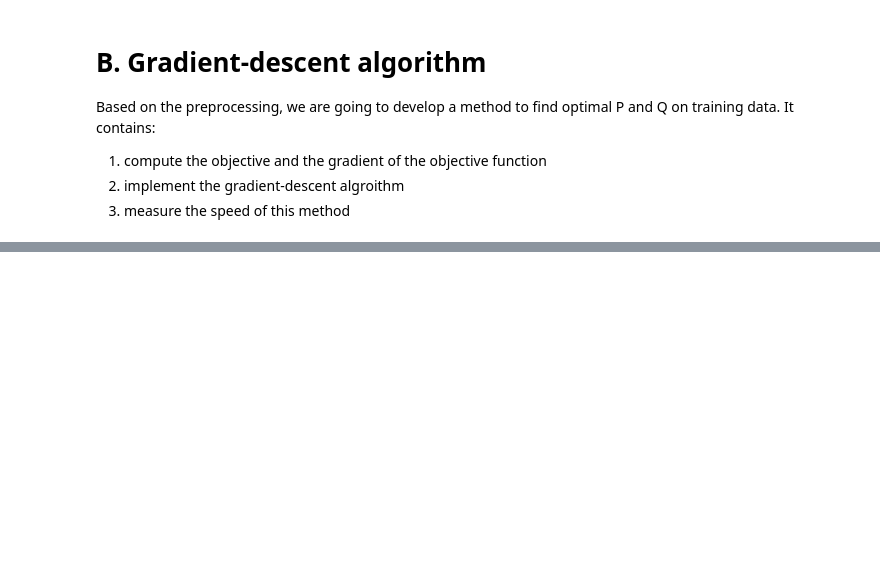
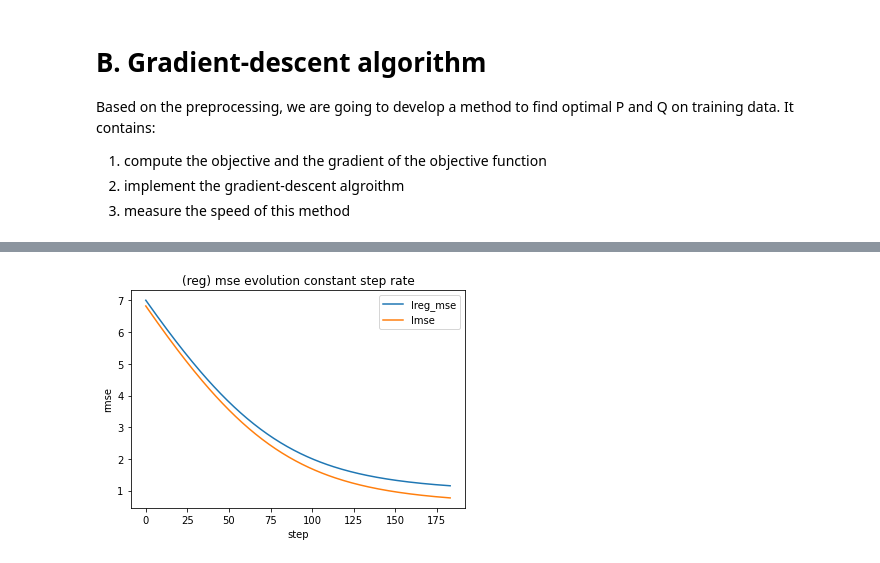
Before and after one commit to LorisGaven/Projet_BigData, a Jupyter notebook: Projet-Optimisation-22-eleves.ipynb, the cells around one changed output, grey strips where cells are left out. Saved outputs shown, nothing was run; the diff lists cells and outputs as text; code cells hidden in the pictures; blank space fills up the shorter version.

```diff
--- a/Projet-Optimisation-22-eleves.ipynb
+++ b/Projet-Optimisation-22-eleves.ipynb
@@ -47,6 +47,7 @@ import pandas as pd
 # read a DataFrame of ratings from the csv ratings file
 csvroot = 'data'
 ratings = pd.read_csv(csvroot + '/ratings.csv')
+ratings = ratings.iloc[:1000]
 ratings = ratings.rename(columns={'userId': 'user', 'movieId': 'item'})
 
 def unique(list1):
@@ -93,15 +113,19 @@ def convert_DF_to_RDD(DF):
     """
     RDD = {'total':0,'users':[],'items':[],'ratings':[]}
 
-    ### TODO
-
+    for i in range(len(DF)):
+        RDD['total'] += 1
+        RDD['users'].append(DF.user[i])
+        RDD['items'].append(DF.item[i])
+        RDD['ratings'].append(DF.rating[i])
 
     return RDD
 # %%
 # read the csv files from a partition of the cross-validation
 # convert them to RDD using convert_DF_to_RDD
 
-### TODO
+train = convert_DF_to_RDD(pd.read_csv(csvroot + '/train-0.csv'))
+test = convert_DF_to_RDD(pd.read_csv(csvroot + '/test-0.csv'))
 # %% [markdown]
 # B. Gradient-descent algorithm
 
@@ -151,4 +192,23 @@ def computeGradMSE(RDD,P,Q,la=0):
         gradP, gradQ: gradient of mse with respect to each element of P and Q
     """
 
-    ### TODO
+    gradP = np.zeros(P.shape)
+    gradQ = np.zeros(Q.shape)
+    ratings = RDD['ratings']
+    users = RDD['users']
+    items = RDD['items']
+    total = RDD['total']
+    for n in range(total):
+        r = ratings[n]
+        i = dic_users[users[n]]
+        j = dic_items[items[n]]
+        hQ = np.copy(Q[j,:])
+        hQ[hQ < 0] = 0
+        hP = np.copy(P[i,:])
+        hP[hP < 0] = 0
+        e = -2 * (r - Q[j,:].T @ P[i,:])
+        for k in range(P.shape[1]):
+            gradP[i,k] = e * Q[j,k] + 2 * la * hP[k]
+            gradQ[j,k] = e * P[i,k] + 2 * la * hQ[k]
+
+    return gradP, gradQ
@@ -183,6 +292,18 @@ def GD(RDD,M,N,K,MAXITER=50, GAMMA=0.001, LAMBDA=0.05, adaptive=0):
 # %%
 # Compare GD constant step size with GD line search step size
 # Point 3: Make plots to show how (regularized) MSE changes with respect to GD iterations
 # Mention your initialization of P,Q, and the stopping criterion of GD
 
-### TODO
+import matplotlib.pyplot as plt
+
+P, Q, lreg_mse, lmse = GD(train,M,N,K,MAXITER=200, GAMMA=0.001, LAMBDA=0.05, adaptive=0)
+
+plt.plot(lreg_mse)
+plt.plot(lmse)
+plt.ylabel('rmse')
+plt.xlabel('step')
+plt.title('(reg) mse evolution constant step rate')
+plt.gca().legend(('lreg_mse','lmse'))
+plt.show()
+# %% [output]
+[figure, added]
```
Also changed, not shown: parts of 10 cells of this notebook, 12 other files.
